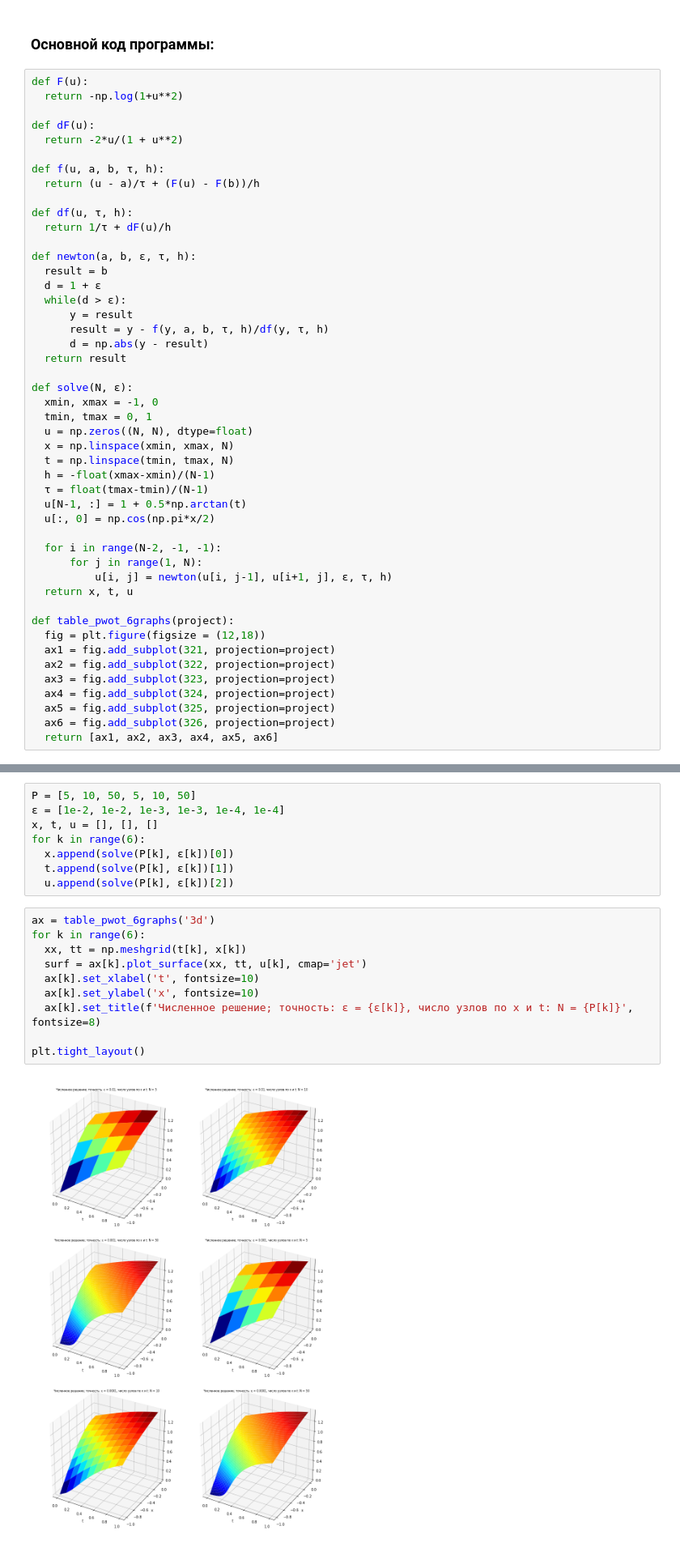
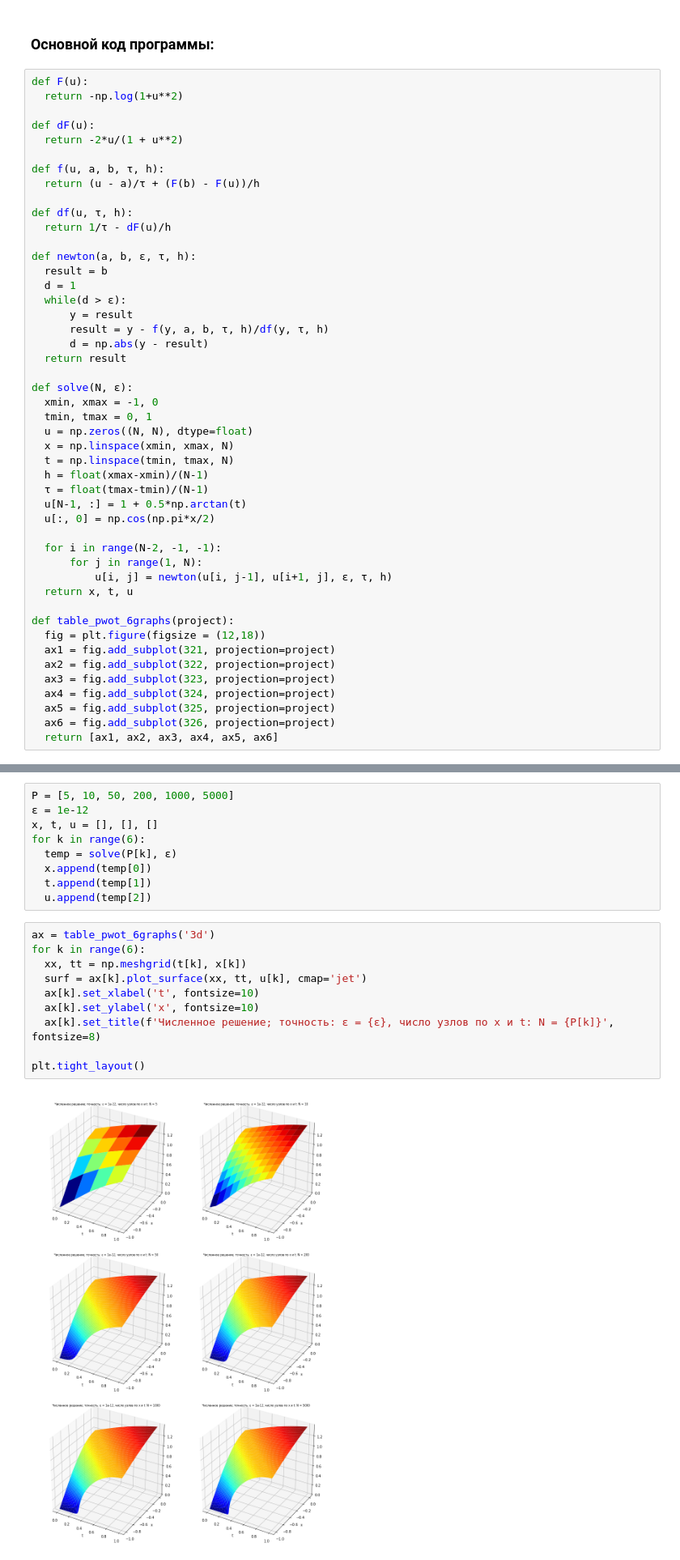
Before and after one commit to ctbip/omm-praki, a Jupyter notebook: OMM1_Styrov_28v.ipynb, the cells around one changed output, grey strips where cells are left out. Shown at 81% size. Drawn from its saved outputs; the diff is of its cells as text.

```diff
--- a/OMM1_Styrov_28v.ipynb
+++ b/OMM1_Styrov_28v.ipynb
@@ -102,14 +108,14 @@ def dF(u):
   return -2*u/(1 + u**2)
 
 def f(u, a, b, τ, h):
-  return (u - a)/τ + (F(u) - F(b))/h
+  return (u - a)/τ + (F(b) - F(u))/h
 
 def df(u, τ, h):
-  return 1/τ + dF(u)/h
+  return 1/τ - dF(u)/h
 
 def newton(a, b, ε, τ, h):
   result = b
-  d = 1 + ε
+  d = 1
   while(d > ε):
       y = result
       result = y - f(y, a, b, τ, h)/df(y, τ, h)
@@ -122,7 +128,7 @@ def solve(N, ε):
   u = np.zeros((N, N), dtype=float)
   x = np.linspace(xmin, xmax, N)
   t = np.linspace(tmin, tmax, N)
-  h = -float(xmax-xmin)/(N-1)
+  h = float(xmax-xmin)/(N-1)
   τ = float(tmax-tmin)/(N-1)
   u[N-1, :] = 1 + 0.5*np.arctan(t)
   u[:, 0] = np.cos(np.pi*x/2)
@@ -146,23 +152,24 @@ def table_pwot_6graphs(project):
 # %%
-P = [5, 10, 50, 5, 10, 50]
-ε = [1e-2, 1e-2, 1e-3, 1e-3, 1e-4, 1e-4]
+P = [5, 10, 50, 200, 1000, 5000]
+ε = 1e-12
 x, t, u = [], [], []
 for k in range(6):
-  x.append(solve(P[k], ε[k])[0])
-  t.append(solve(P[k], ε[k])[1])
-  u.append(solve(P[k], ε[k])[2])
+  temp = solve(P[k], ε)
+  x.append(temp[0])
+  t.append(temp[1])
+  u.append(temp[2])
 # %%
 ax = table_pwot_6graphs('3d')
 for k in range(6):
   xx, tt = np.meshgrid(t[k], x[k])
   surf = ax[k].plot_surface(xx, tt, u[k], cmap='jet')
   ax[k].set_xlabel('t', fontsize=10)
   ax[k].set_ylabel('x', fontsize=10)
-  ax[k].set_title(f'Численное решение; точность: ε = {ε[k]}, число узлов по x и t: N = {P[k]}', fontsize=8)
+  ax[k].set_title(f'Численное решение; точность: ε = {ε}, число узлов по x и t: N = {P[k]}', fontsize=8)
 
 plt.tight_layout()
 # %% [output]
-[figure, old version]
+[figure, new version]
 # %%
 ax = table_pwot_6graphs(None)
 for k in range(6):
```
Also changed, not shown: parts of 3 cells of this notebook.
